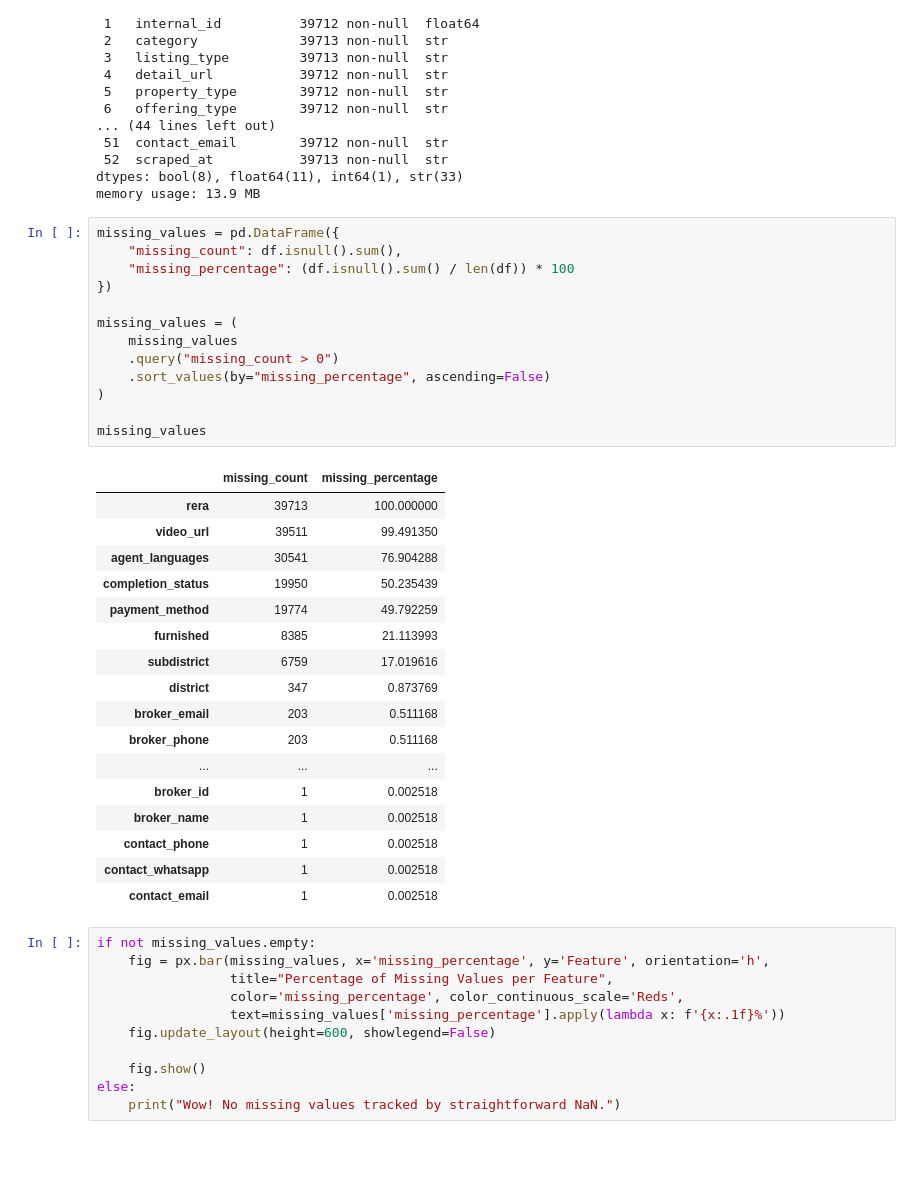
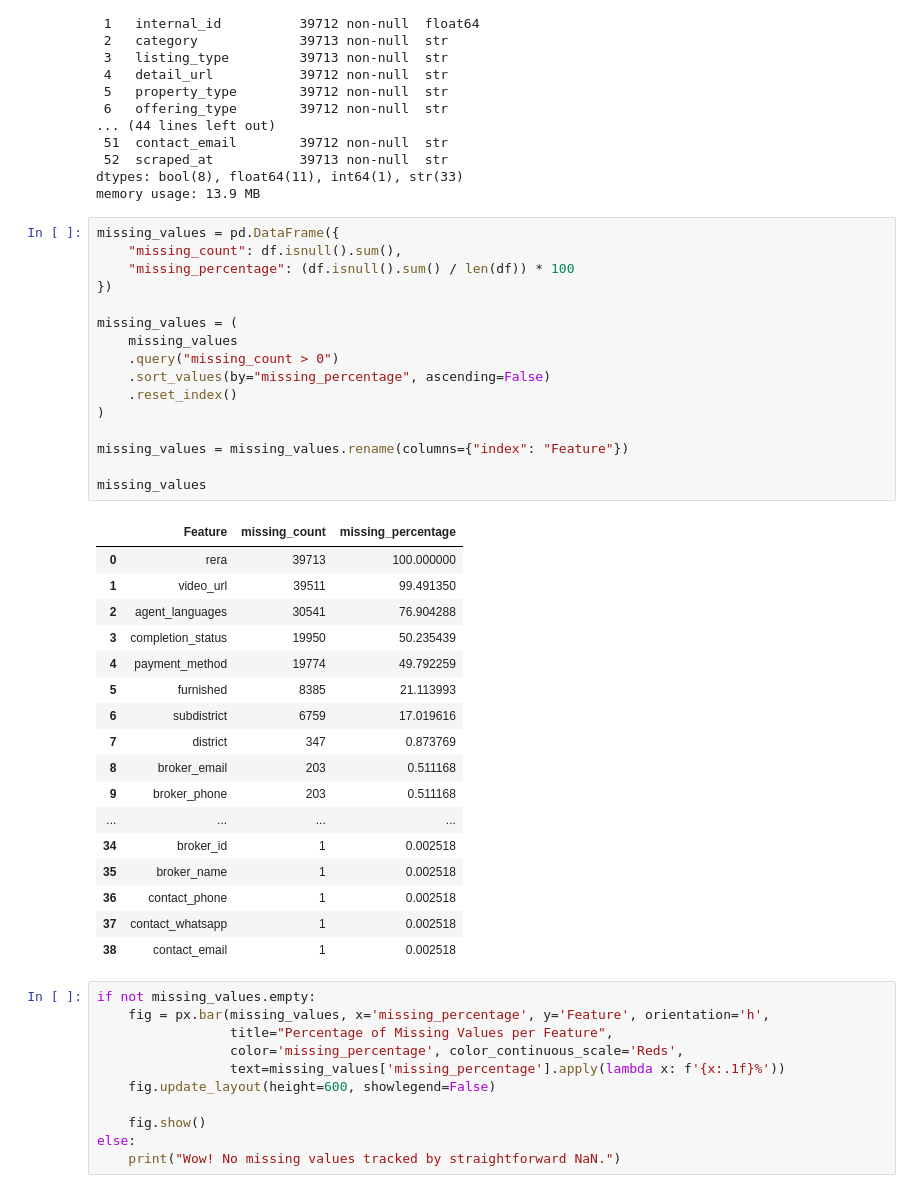
Before and after one commit to MohamedAtef721/Egypt-Real-Estate-Market-Analytics, a Jupyter notebook: Egypt_Real_Estate_EDA.ipynb, the cells around one changed output. Saved outputs shown, nothing was run; the diff lists cells and outputs as text; blank space fills up the shorter version.

```diff
--- a/Egypt_Real_Estate_EDA.ipynb
+++ b/Egypt_Real_Estate_EDA.ipynb
@@ -44,34 +45,37 @@ memory usage: 13.9 MB
 # %%
 missing_values = pd.DataFrame({
     "missing_count": df.isnull().sum(),
     "missing_percentage": (df.isnull().sum() / len(df)) * 100
 })
 
 missing_values = (
     missing_values
     .query("missing_count > 0")
     .sort_values(by="missing_percentage", ascending=False)
+    .reset_index()
 )
 
+missing_values = missing_values.rename(columns={"index": "Feature"})
+
 missing_values
 # %% [output]
-|  | missing_count | missing_percentage |
-| rera | 39713 | 100.000000 |
-| video_url | 39511 | 99.491350 |
-| agent_languages | 30541 | 76.904288 |
-| completion_status | 19950 | 50.235439 |
-| payment_method | 19774 | 49.792259 |
-| furnished | 8385 | 21.113993 |
-| subdistrict | 6759 | 17.019616 |
-| district | 347 | 0.873769 |
-| broker_email | 203 | 0.511168 |
-| broker_phone | 203 | 0.511168 |
-| ... | ... | ... |
-| broker_id | 1 | 0.002518 |
-| broker_name | 1 | 0.002518 |
-| contact_phone | 1 | 0.002518 |
-| contact_whatsapp | 1 | 0.002518 |
-| contact_email | 1 | 0.002518 |
+|  | Feature | missing_count | missing_percentage |
+| 0 | rera | 39713 | 100.000000 |
+| 1 | video_url | 39511 | 99.491350 |
+| 2 | agent_languages | 30541 | 76.904288 |
+| 3 | completion_status | 19950 | 50.235439 |
+| 4 | payment_method | 19774 | 49.792259 |
+| 5 | furnished | 8385 | 21.113993 |
+| 6 | subdistrict | 6759 | 17.019616 |
+| 7 | district | 347 | 0.873769 |
+| 8 | broker_email | 203 | 0.511168 |
+| 9 | broker_phone | 203 | 0.511168 |
+| ... | ... | ... | ... |
+| 34 | broker_id | 1 | 0.002518 |
+| 35 | broker_name | 1 | 0.002518 |
+| 36 | contact_phone | 1 | 0.002518 |
+| 37 | contact_whatsapp | 1 | 0.002518 |
+| 38 | contact_email | 1 | 0.002518 |
 # %%
 if not missing_values.empty:
     fig = px.bar(missing_values, x='missing_percentage', y='Feature', orientation='h',
```
Also changed, not shown: parts of 7 cells of this notebook.
